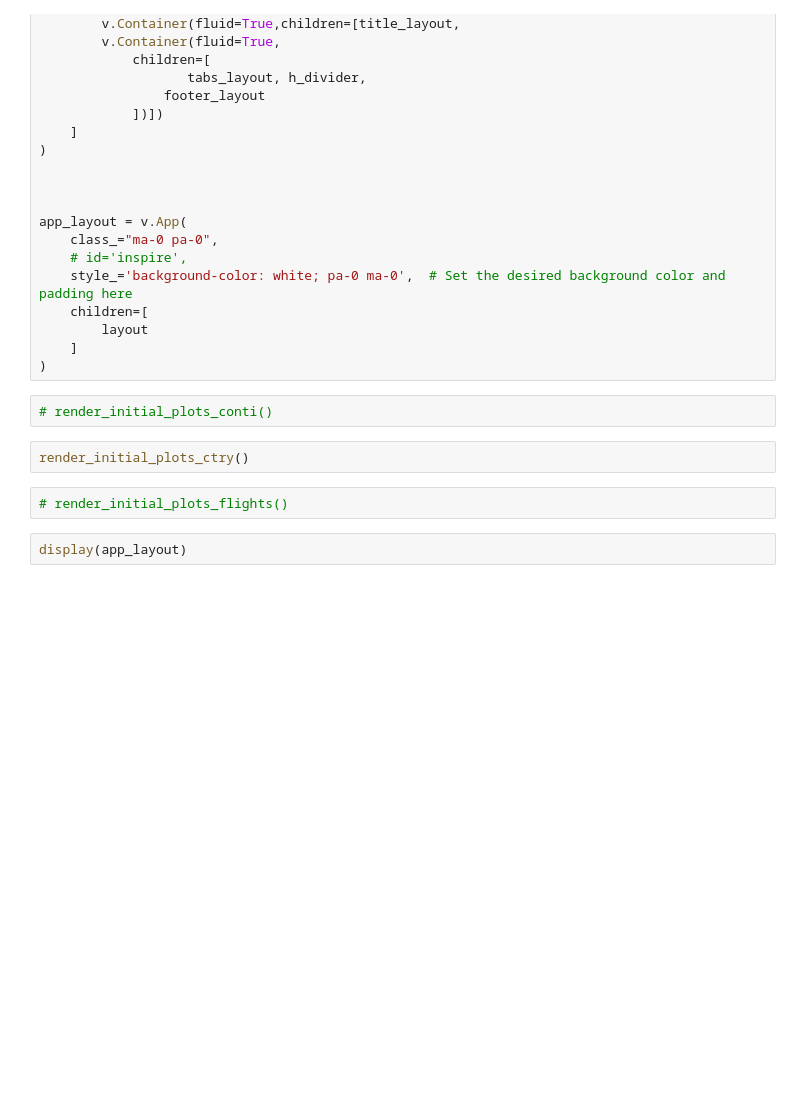
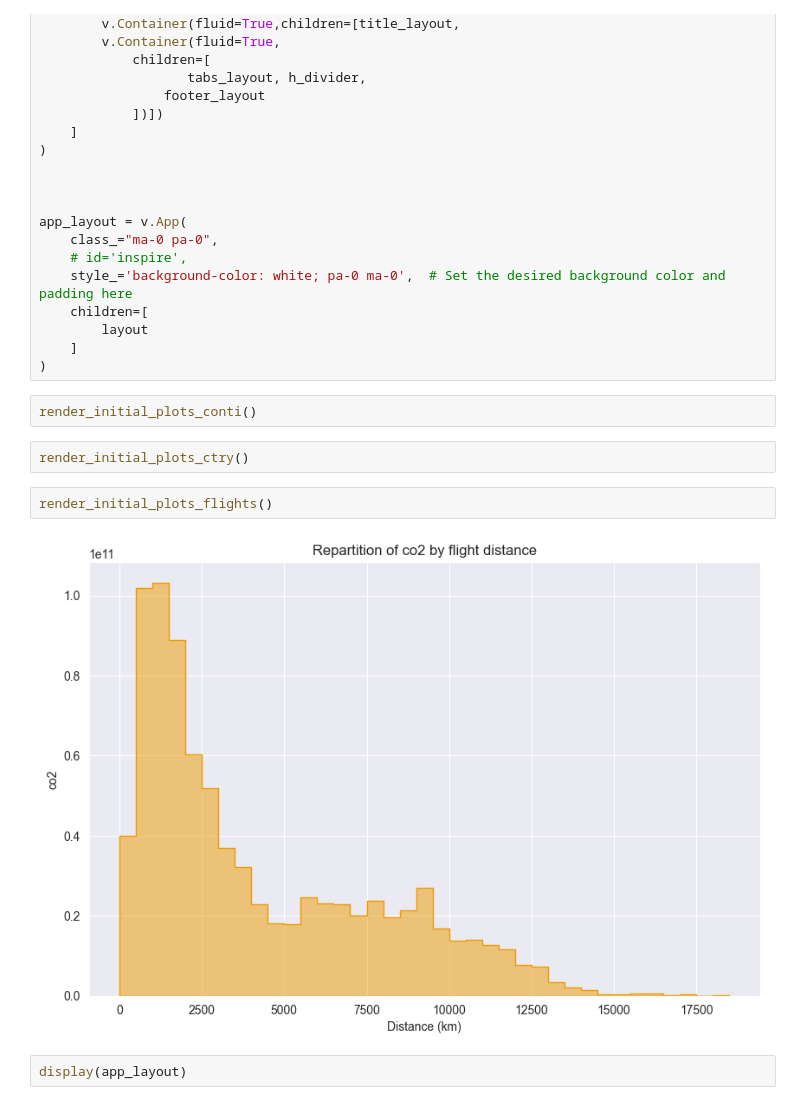
Before and after one commit to AeroMAPS/AeroSCOPE_dataset, a Jupyter notebook: aeroscope/04_app/AeroSCOPE-DEV.ipynb, the cells around one changed output. Cells and saved outputs as stored; diff of their text form; blank space fills up the shorter version.

```diff
--- a/aeroscope/04_app/AeroSCOPE-DEV.ipynb
+++ b/aeroscope/04_app/AeroSCOPE-DEV.ipynb
@@ -1111,11 +1157,13 @@ app_layout = v.App(
     ]
 )
 # %%
-# render_initial_plots_conti()
+render_initial_plots_conti()
 # %%
 render_initial_plots_ctry()
 # %%
-# render_initial_plots_flights()
+render_initial_plots_flights()
+# %% [output]
+[figure, added]
 # %%
 display(app_layout)
 # %% [output]
```
Also changed, not shown: parts of 3 cells of this notebook, 3 other files.
